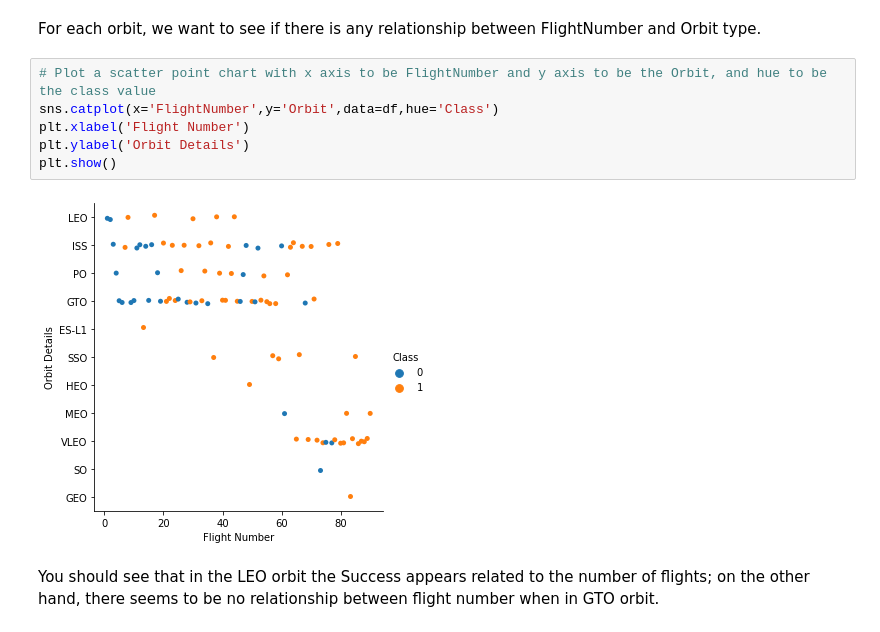
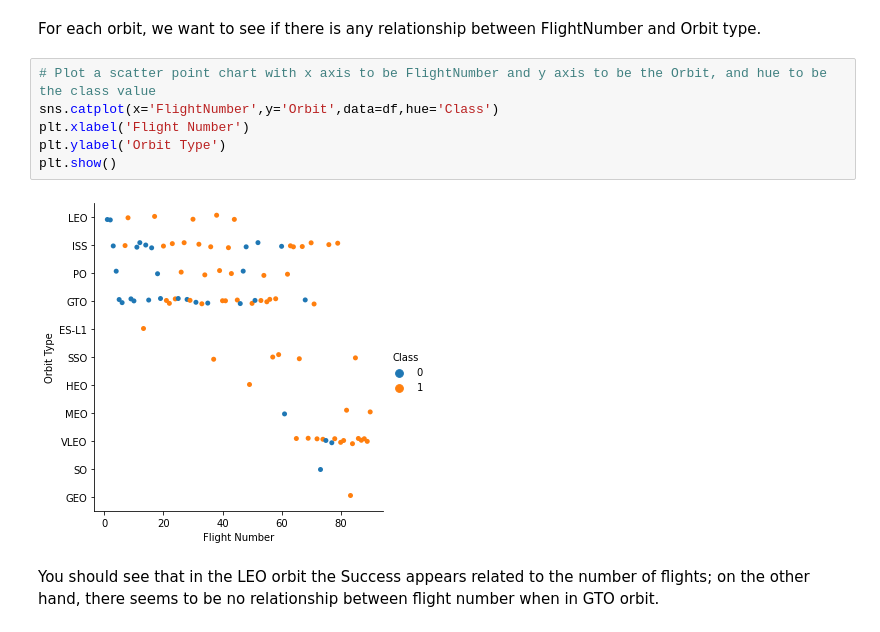
Before and after one commit to ckyende/Applied-Data-Science-Capstone, a Jupyter notebook: jupyter-labs-eda-dataviz.ipynb, the cells around one changed output. Cells and saved outputs as stored; diff of their text form.

```diff
--- a/jupyter-labs-eda-dataviz.ipynb
+++ b/jupyter-labs-eda-dataviz.ipynb
@@ -131,11 +128,11 @@ For each orbit, we want to see if there is any relationship between FlightNumber
 # %%
 # Plot a scatter point chart with x axis to be FlightNumber and y axis to be the Orbit, and hue to be the class value
 sns.catplot(x='FlightNumber',y='Orbit',data=df,hue='Class')
 plt.xlabel('Flight Number')
-plt.ylabel('Orbit Details')
+plt.ylabel('Orbit Type')
 plt.show()
 # %% [output]
-[figure, old version]
+[figure, new version]
 # %% [markdown]
 You should see that in the LEO orbit the Success appears related to the number of flights; on the other hand, there seems to be no relationship between flight number when in GTO orbit.
 # %% [markdown]
```
Also changed, not shown: parts of 5 cells of this notebook.
